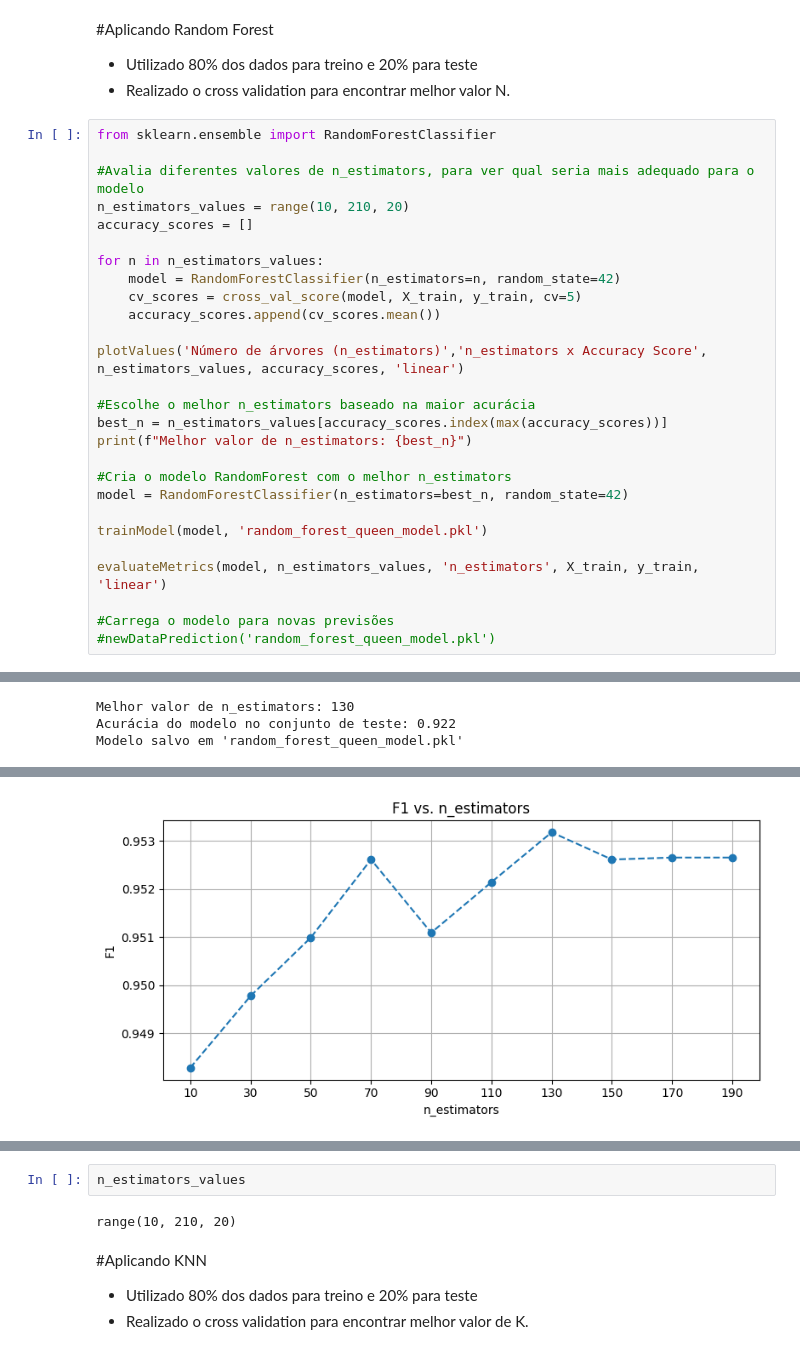
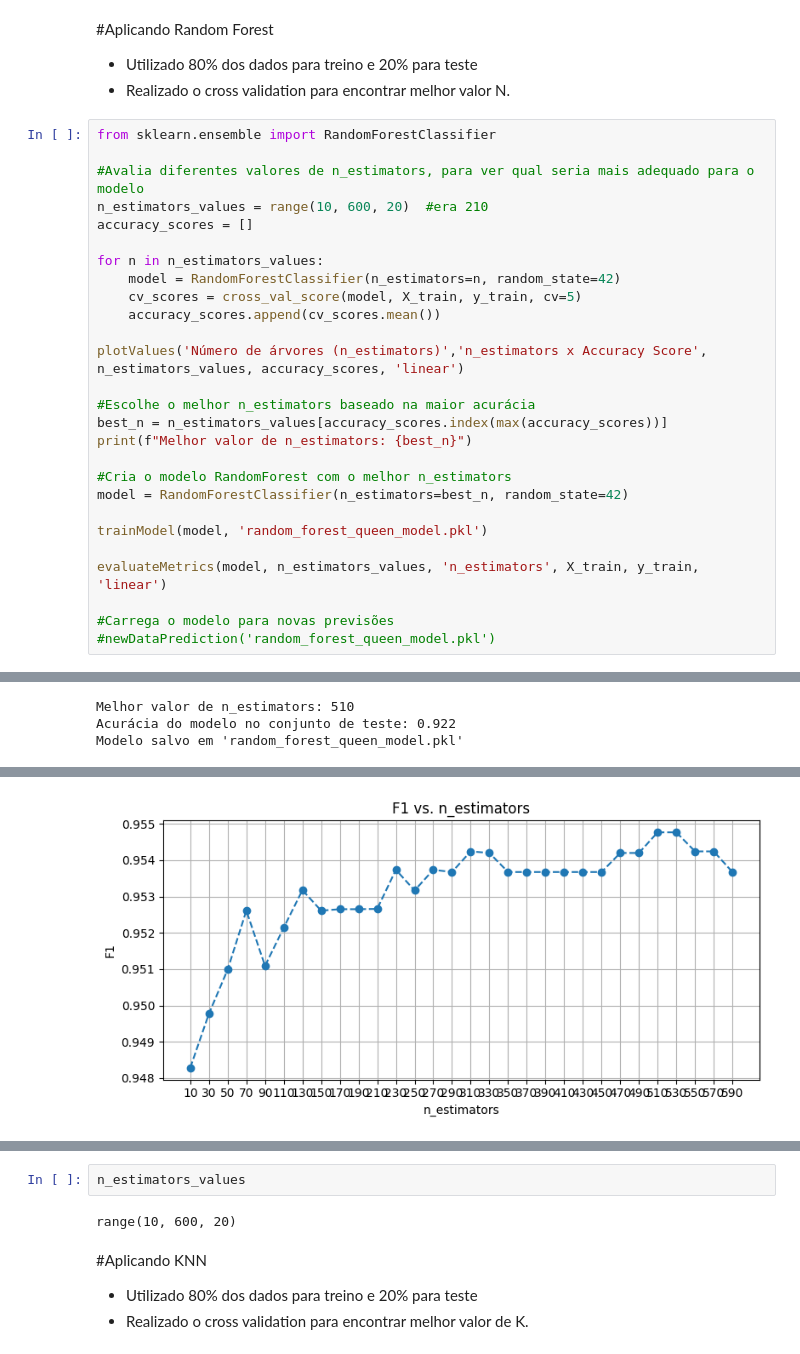
Before and after one commit to matheusbuenowb/Data-Mining-Bee-Colony, a Jupyter notebook: Atividade_IC.ipynb, the cells around one changed output, grey strips where cells are left out. Saved outputs shown, nothing was run; the diff lists cells and outputs as text.

```diff
--- a/Atividade_IC.ipynb
+++ b/Atividade_IC.ipynb
@@ -158,7 +158,7 @@ def evaluateMetrics(model, estimators_values, name_estimator, X_train, y_train,
 from sklearn.ensemble import RandomForestClassifier
 
 #Avalia diferentes valores de n_estimators, para ver qual seria mais adequado para o modelo
-n_estimators_values = range(10, 210, 20)
+n_estimators_values = range(10, 600, 20)  #era 210
 accuracy_scores = []
 
 for n in n_estimators_values:
@@ -186,3 +186,3 @@ evaluateMetrics(model, n_estimators_values, 'n_estimators', X_train, y_train, 'l
-Melhor valor de n_estimators: 130
+Melhor valor de n_estimators: 510
 Acurácia do modelo no conjunto de teste: 0.922
 Modelo salvo em 'random_forest_queen_model.pkl'
@@ -192 +192 @@ Modelo salvo em 'random_forest_queen_model.pkl'
-[figure, old version]
+[figure, new version]
@@ -207,7 +213,7 @@ Modelo salvo em 'random_forest_queen_model.pkl'
 # %%
 n_estimators_values
 # %% [output]
-range(10, 210, 20)
+range(10, 600, 20)
 # %% [markdown]
 #Aplicando KNN
 
```
Also changed, not shown: parts of 5 cells of this notebook.
